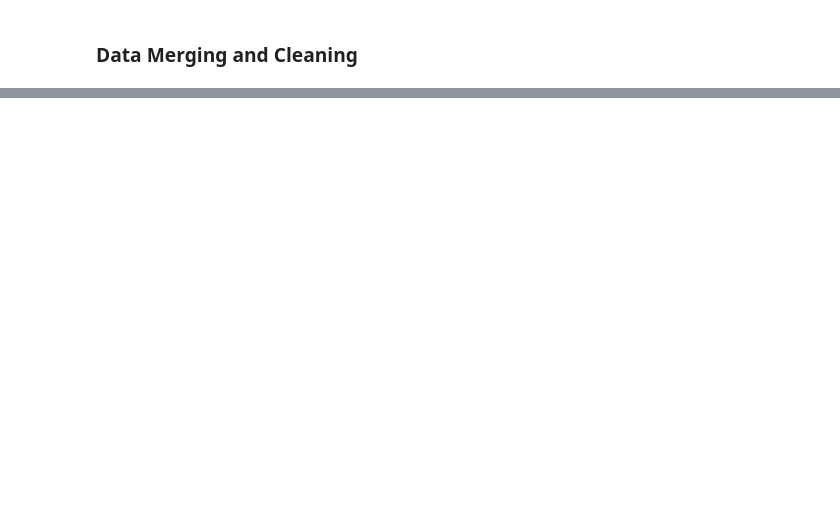
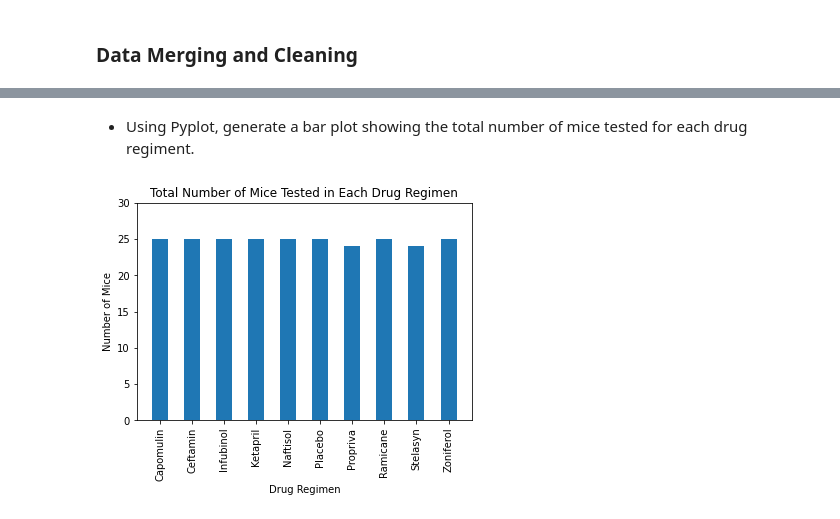
Before and after one commit to rickmora98/Python-Matplotlib, a Jupyter notebook: Pymaceuticals/pymaceuticals.ipynb, the cells around one changed output, grey strips where cells are left out. Drawn from its saved outputs; the diff is of its cells as text; code cells hidden in the pictures; blank space fills up the shorter version.

```diff
--- a/Pymaceuticals/pymaceuticals.ipynb
+++ b/Pymaceuticals/pymaceuticals.ipynb
@@ -328,0 +190,16 @@ plt.show()
+# %% [markdown]
+* Using Pyplot, generate a bar plot showing the total number of mice tested for each drug regiment.
+# %%
+# Generate data that contains the number of unique mice used for each drug:
+MiceCounts = CleanData.drop_duplicates("Mouse ID").groupby("Drug Regimen")["Mouse ID"].count()
+
+# Generate and display the bar chart:
+plt.bar(MiceCounts.index.values, MiceCounts.values, width=0.5)
+plt.xlabel("Drug Regimen")
+plt.xticks(rotation=90)
+plt.ylabel("Number of Mice")
+plt.ylim(0,30)
+plt.title("Total Number of Mice Tested in Each Drug Regimen")
+plt.show()
+# %% [output]
+[figure, added]
```
Also changed, not shown: parts of 68 cells of this notebook, 1 other file.
